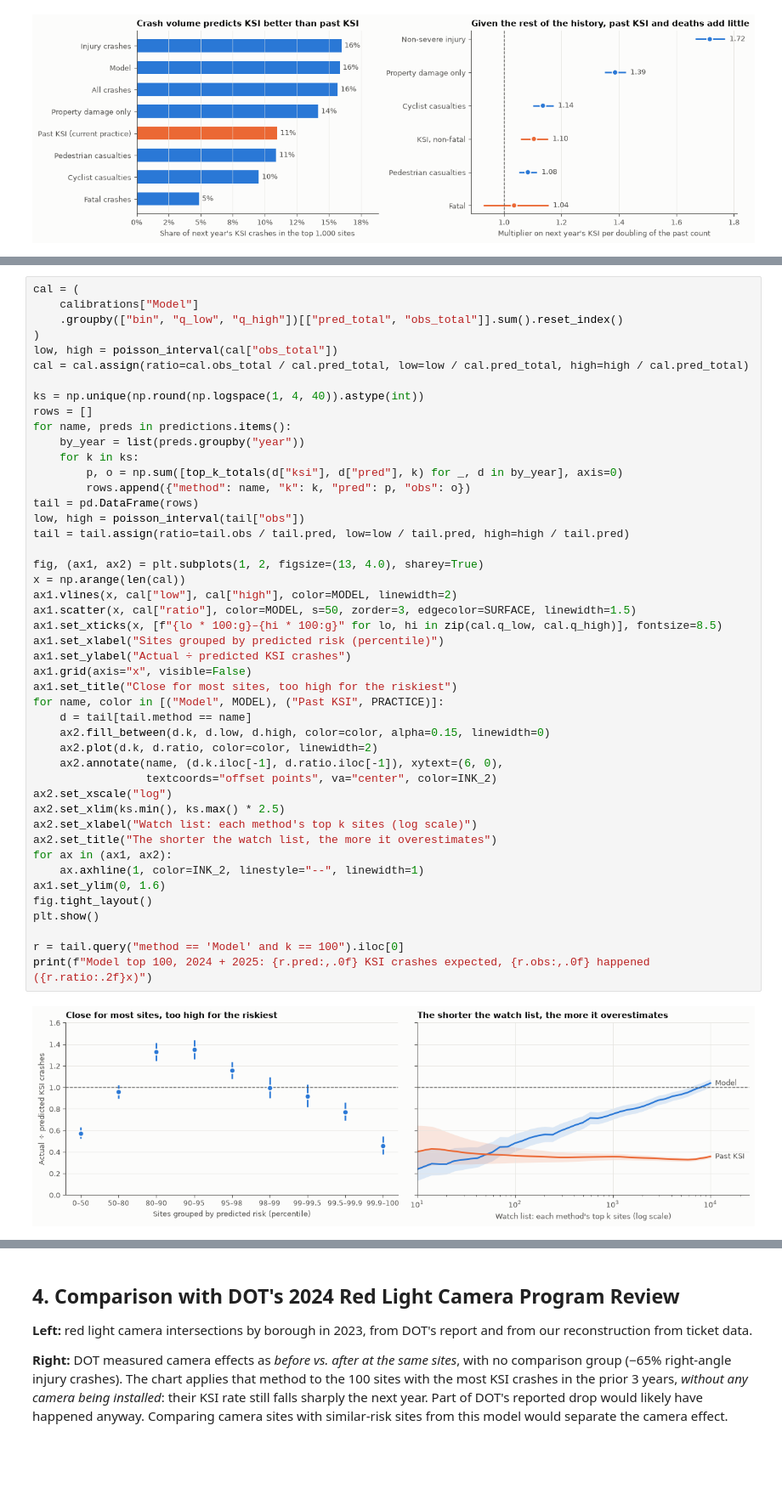
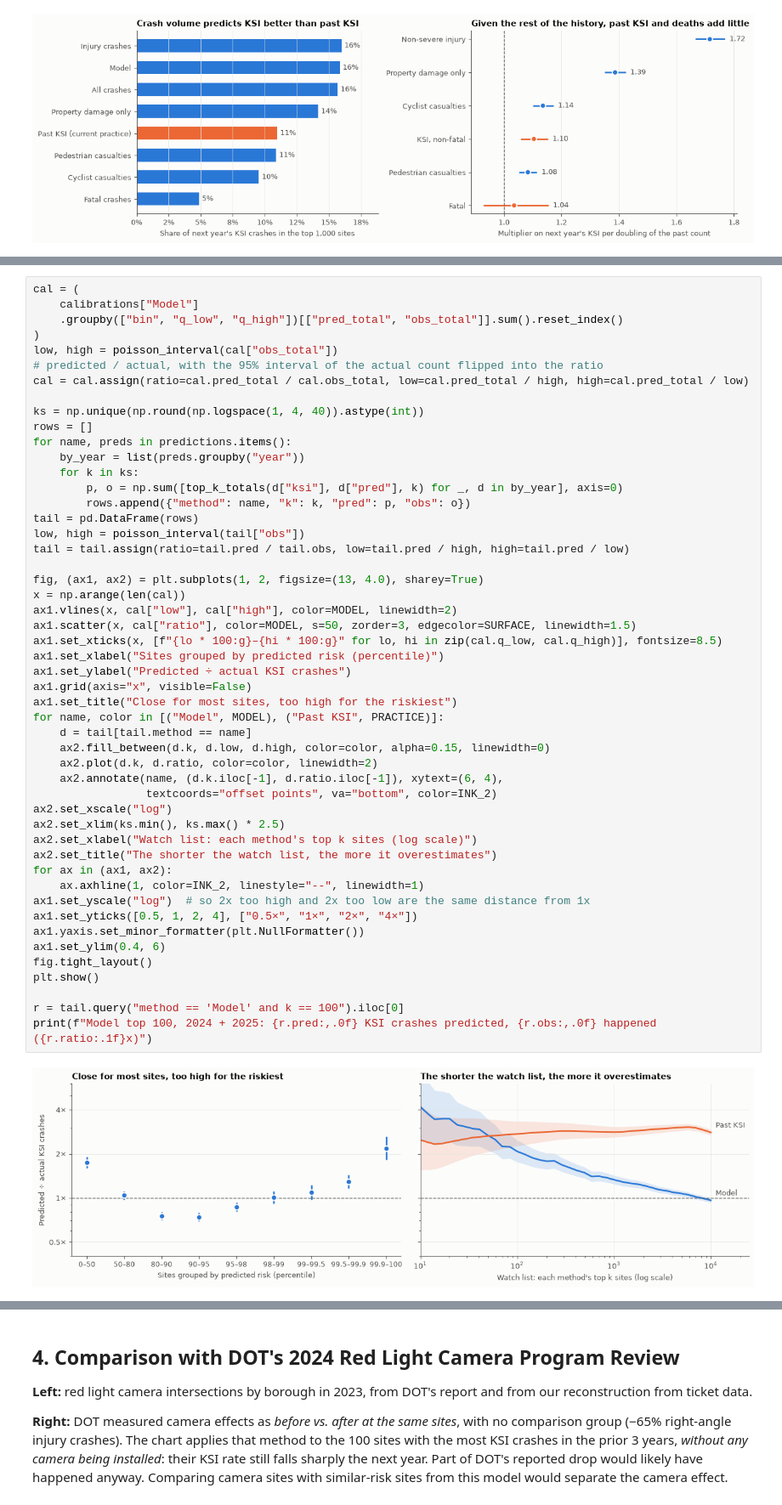
Before and after one commit to Group-7-Capstone/Group-7-Capstone, a Jupyter notebook: experiments/q1_ksi_risk.ipynb, the cells around one changed output, grey strips where cells are left out. Shown at 85% size. Saved outputs shown, nothing was run; the diff lists cells and outputs as text; blank space fills up the shorter version.

```diff
--- a/experiments/q1_ksi_risk.ipynb
+++ b/experiments/q1_ksi_risk.ipynb
@@ -140,7 +150,8 @@ cal = (
     .groupby(["bin", "q_low", "q_high"])[["pred_total", "obs_total"]].sum().reset_index()
 )
 low, high = poisson_interval(cal["obs_total"])
-cal = cal.assign(ratio=cal.obs_total / cal.pred_total, low=low / cal.pred_total, high=high / cal.pred_total)
+# predicted / actual, with the 95% interval of the actual count flipped into the ratio
+cal = cal.assign(ratio=cal.pred_total / cal.obs_total, low=cal.pred_total / high, high=cal.pred_total / low)
 
 ks = np.unique(np.round(np.logspace(1, 4, 40)).astype(int))
 rows = []
@@ -148,37 +159,40 @@ for name, preds in predictions.items():
     by_year = list(preds.groupby("year"))
     for k in ks:
         p, o = np.sum([top_k_totals(d["ksi"], d["pred"], k) for _, d in by_year], axis=0)
         rows.append({"method": name, "k": k, "pred": p, "obs": o})
 tail = pd.DataFrame(rows)
 low, high = poisson_interval(tail["obs"])
-tail = tail.assign(ratio=tail.obs / tail.pred, low=low / tail.pred, high=high / tail.pred)
+tail = tail.assign(ratio=tail.pred / tail.obs, low=tail.pred / high, high=tail.pred / low)
 
 fig, (ax1, ax2) = plt.subplots(1, 2, figsize=(13, 4.0), sharey=True)
 x = np.arange(len(cal))
 ax1.vlines(x, cal["low"], cal["high"], color=MODEL, linewidth=2)
 ax1.scatter(x, cal["ratio"], color=MODEL, s=50, zorder=3, edgecolor=SURFACE, linewidth=1.5)
 ax1.set_xticks(x, [f"{lo * 100:g}–{hi * 100:g}" for lo, hi in zip(cal.q_low, cal.q_high)], fontsize=8.5)
 ax1.set_xlabel("Sites grouped by predicted risk (percentile)")
-ax1.set_ylabel("Actual ÷ predicted KSI crashes")
+ax1.set_ylabel("Predicted ÷ actual KSI crashes")
 ax1.grid(axis="x", visible=False)
 ax1.set_title("Close for most sites, too high for the riskiest")
 for name, color in [("Model", MODEL), ("Past KSI", PRACTICE)]:
     d = tail[tail.method == name]
     ax2.fill_between(d.k, d.low, d.high, color=color, alpha=0.15, linewidth=0)
     ax2.plot(d.k, d.ratio, color=color, linewidth=2)
-    ax2.annotate(name, (d.k.iloc[-1], d.ratio.iloc[-1]), xytext=(6, 0),
-                 textcoords="offset points", va="center", color=INK_2)
+    ax2.annotate(name, (d.k.iloc[-1], d.ratio.iloc[-1]), xytext=(6, 4),
+                 textcoords="offset points", va="bottom", color=INK_2)
 ax2.set_xscale("log")
 ax2.set_xlim(ks.min(), ks.max() * 2.5)
 ax2.set_xlabel("Watch list: each method's top k sites (log scale)")
 ax2.set_title("The shorter the watch list, the more it overestimates")
 for ax in (ax1, ax2):
     ax.axhline(1, color=INK_2, linestyle="--", linewidth=1)
-ax1.set_ylim(0, 1.6)
+ax1.set_yscale("log")  # so 2x too high and 2x too low are the same distance from 1x
+ax1.set_yticks([0.5, 1, 2, 4], ["0.5×", "1×", "2×", "4×"])
+ax1.yaxis.set_minor_formatter(plt.NullFormatter())
+ax1.set_ylim(0.4, 6)
 fig.tight_layout()
 plt.show()
 
 r = tail.query("method == 'Model' and k == 100").iloc[0]
-print(f"Model top 100, 2024 + 2025: {r.pred:,.0f} KSI crashes expected, {r.obs:,.0f} happened ({r.ratio:.2f}x)")
+print(f"Model top 100, 2024 + 2025: {r.pred:,.0f} KSI crashes predicted, {r.obs:,.0f} happened ({r.ratio:.1f}x)")
 # %% [output]
-[figure, old version]
+[figure, new version]
```
Also changed, not shown: parts of 4 cells of this notebook.
